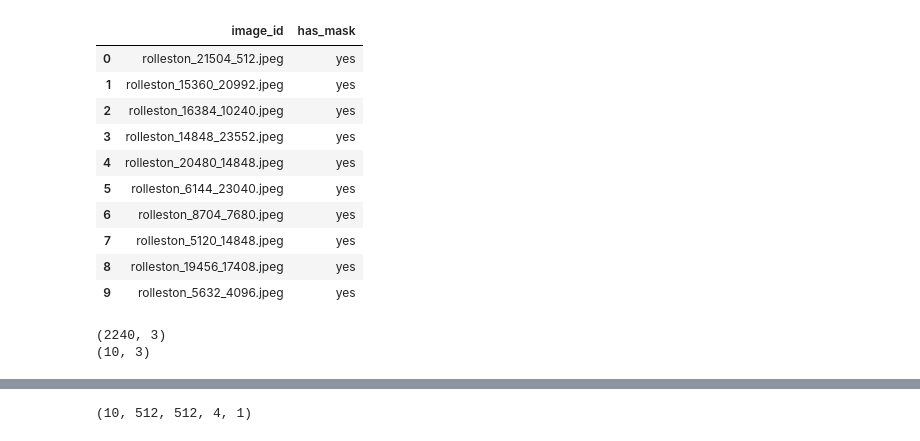
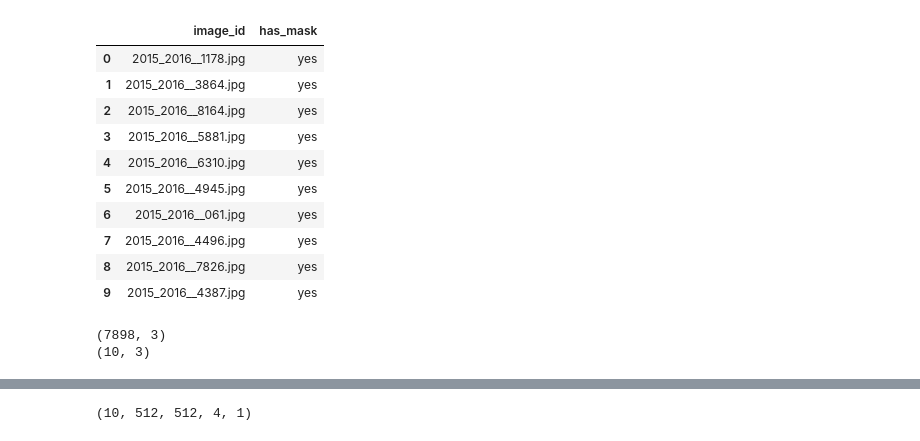
Before and after one commit to shaunlowis/PHYS_391B, a Jupyter notebook: UNET.ipynb, the cells around one changed output, grey strips where cells are left out. Drawn from its saved outputs; the diff is of its cells as text; code cells hidden in the pictures.

```diff
--- a/UNET.ipynb
+++ b/UNET.ipynb
@@ -20,9 +20,9 @@ IMG_CHANNELS = 1
 NUM_TEST_IMAGES = 10
 # %%
 # get a list of files in each folder
-base = r'/home/shaun/python/uni_work/ML_project/input'
-img_list = os.listdir(os.path.join(base, 'rescaled_masks'))
-mask_list = os.listdir(os.path.join(base, 'truth_gdal_jpg'))
+base = r'/home/shaun/data/merged'
+img_list = os.listdir(os.path.join(base, '2015_2016/tiles'))
+mask_list = os.listdir(os.path.join(base, 'outlines/tiles'))
 
 # create a dataframe
 df_images = pd.DataFrame(img_list, columns=['image_id'])
@@ -67,43 +67,43 @@ def check_for_mask(x):
 # create a new column called 'has_mask'
 df_images['has_mask'] = df_images['image_id'].apply(check_for_mask)
 
 df_masks = df_images[df_images['has_mask'] == 'yes']
 
 # create a new column called mask_id that is just a copy of image_id
 df_masks['mask_id'] = df_masks['image_id']
 
 df_masks.shape
 
 
 # ===========================================================
 # Add a column showing how much blur was added to each image
 # ===========================================================
 
 # def get_blur_amt(x):
 #     # split on the _
 #     a = x.split('_')
 #     # choose the third item
 #     b = a[3] # e.g. F1
 #     # choose second item onwards and convert to int
 #     blur_amt = int(b[1:])
 
 #     return blur_amt
 
 # create a new column called 'blur_amt'
 # df_images['blur_amt'] = df_images['image_id'].apply(get_blur_amt)
 df_images.head(10)
 # %% [output]
 |  | image_id | has_mask |
-| 0 | rolleston_21504_512.jpeg | yes |
-| 1 | rolleston_15360_20992.jpeg | yes |
-| 2 | rolleston_16384_10240.jpeg | yes |
-| 3 | rolleston_14848_23552.jpeg | yes |
-| 4 | rolleston_20480_14848.jpeg | yes |
-| 5 | rolleston_6144_23040.jpeg | yes |
-| 6 | rolleston_8704_7680.jpeg | yes |
-| 7 | rolleston_5120_14848.jpeg | yes |
-| 8 | rolleston_19456_17408.jpeg | yes |
-| 9 | rolleston_5632_4096.jpeg | yes |
+| 0 | 2015_2016__1178.jpg | yes |
+| 1 | 2015_2016__3864.jpg | yes |
+| 2 | 2015_2016__8164.jpg | yes |
+| 3 | 2015_2016__5881.jpg | yes |
+| 4 | 2015_2016__6310.jpg | yes |
+| 5 | 2015_2016__4945.jpg | yes |
+| 6 | 2015_2016__061.jpg | yes |
+| 7 | 2015_2016__4496.jpg | yes |
+| 8 | 2015_2016__7826.jpg | yes |
+| 9 | 2015_2016__4387.jpg | yes |
 # %%
 # create a test set
 df_test = df_masks.sample(NUM_TEST_IMAGES, random_state=101)
@@ -115,7 +115,6 @@ df_test = df_test.reset_index(drop=True)
 # create a list of test images
 test_images_list = list(df_test['image_id'])
 
-
 # Select only rows that are not part of the test set.
 # Note the use of ~ to execute 'not in'.
 df_masks = df_masks[~df_masks['image_id'].isin(test_images_list)]
@@ -123,5 +122,5 @@ df_masks = df_masks[~df_masks['image_id'].isin(test_images_list)]
 print(df_masks.shape)
 print(df_test.shape)
 # %% [output]
-(2240, 3)
+(7898, 3)
 (10, 3)
```
Also changed, not shown: parts of 13 cells of this notebook.
